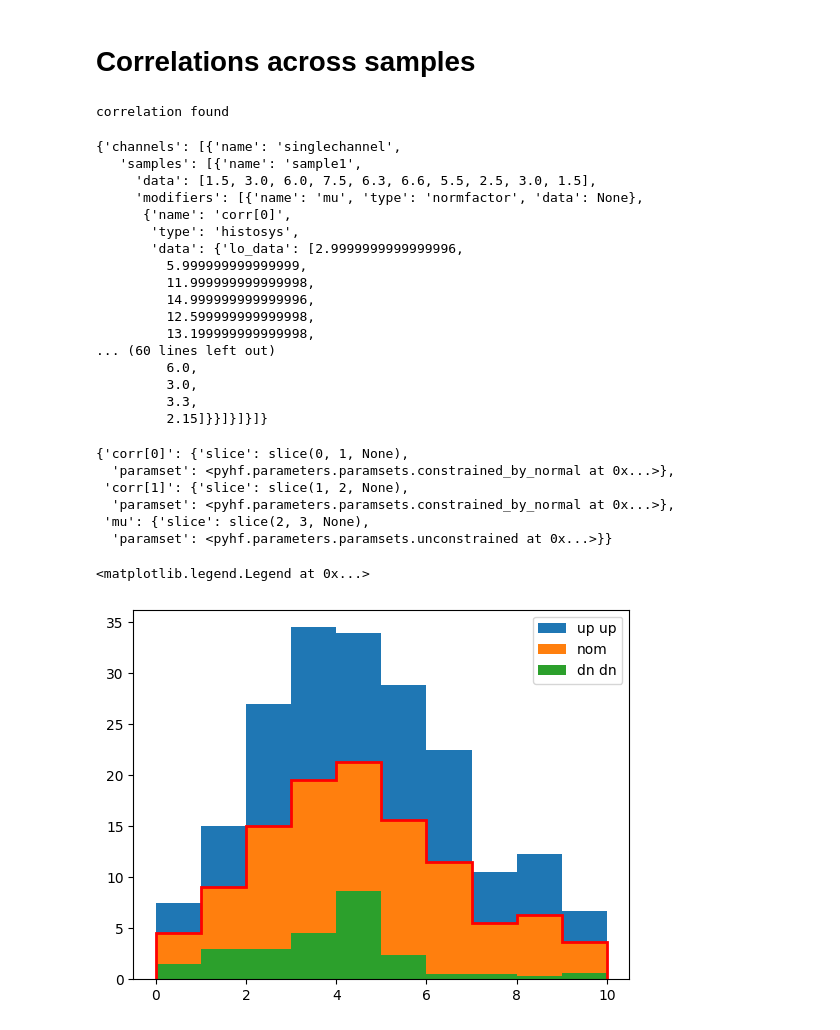
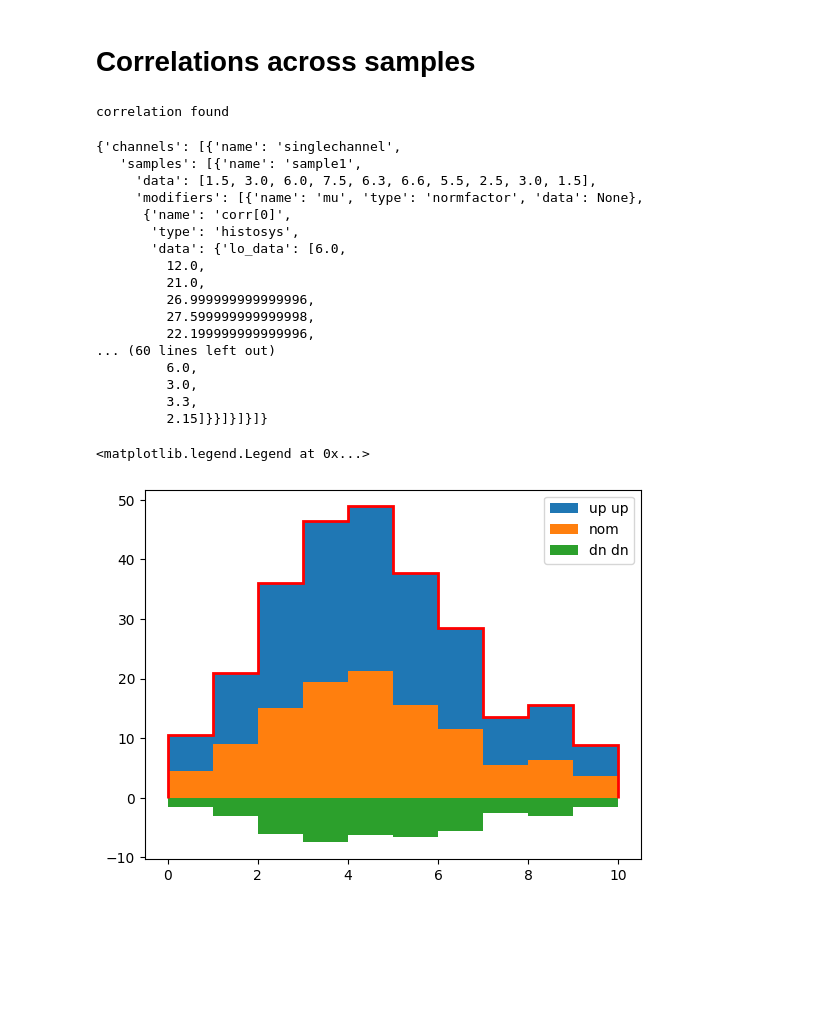
Before and after one commit to lorenzennio/pyhfcorr, a Jupyter notebook: test.ipynb, the cells around one changed output. Cells and saved outputs as stored; diff of their text form; code cells hidden in the pictures; blank space fills up the shorter version.

Commit message:
take care of already correlated parameters

```diff
--- a/test.ipynb
+++ b/test.ipynb
@@ -167,6 +167,14 @@ samples = [
                     "lo_data": list(hist1-hist1),
                     "hi_data": list(hist1+hist1)
                 }
+            },
+            {
+                "name": "u12",
+                "type": "histosys",
+                "data": {
+                    "hi_data": list(hist1-hist2),
+                    "lo_data": list(hist1+hist2)
+                }
             }
         ],
 
@@ -176,7 +184,7 @@ samples = [
         "data": list(hist2),
         "modifiers": [
             {
-                "name": "u2",
+                "name": "u1",
                 "type": "histosys",
                 "data": {
                     "lo_data": list(hist2-hist1),
@@ -196,10 +204,21 @@ spec = {
     "correlations": [
         {
             "name": "corr",
-            "vars": ["u1", "u2"],
-            "corr": [[1., 1.], [1., 1.]],
+            "vars": ["u1", "u2", "u12"],
+            "corr": [[1., 1., 1.], [1., 1., 1.], [1., 1., 1.]],
         }
     ]}
+
+spec = {
+    "channels" : [{"name" : "singlechannel", "samples" : samples}],
+    "correlations": [
+        {
+            "name": "corr",
+            "vars": ["u1", "u12"],
+            "corr": [[1., -1.], [-1., 1.]],
+        }
+    ]}
+
 new_spec = decorrelate.decorrelate(spec)
 new_model = pyhf.Model(new_spec)
 new_spec
@@ -211,42 +230,33 @@ correlation found
      'modifiers': [{'name': 'mu', 'type': 'normfactor', 'data': None},
       {'name': 'corr[0]',
        'type': 'histosys',
-       'data': {'lo_data': [2.9999999999999996,
-         5.999999999999999,
-         11.999999999999998,
-         14.999999999999996,
-         12.599999999999998,
-         13.199999999999998,
+       'data': {'lo_data': [6.0,
+         12.0,
+         21.0,
+         26.999999999999996,
+         27.599999999999998,
+         22.199999999999996,
 ... (60 lines left out)
          6.0,
          3.0,
          3.3,
          2.15]}}]}]}]}
-# %%
-new_model.config.par_map
-# %% [output]
-{'corr[0]': {'slice': slice(0, 1, None),
-  'paramset': <pyhf.parameters.paramsets.constrained_by_normal at 0x...>},
- 'corr[1]': {'slice': slice(1, 2, None),
-  'paramset': <pyhf.parameters.paramsets.constrained_by_normal at 0x...>},
- 'mu': {'slice': slice(2, 3, None),
-  'paramset': <pyhf.parameters.paramsets.unconstrained at 0x...>}}
 # %%
-plt.stairs(hist2+hist1+hist1+hist1, bins, fill = True, label = 'up up')
+plt.stairs(hist2+hist1+hist1+hist1+hist2, bins, fill = True, label = 'up up')
 # plt.stairs(hist2+hist2, bins, fill = True, label = '-- up')
 plt.stairs(hist2+hist1, bins, fill = True, label = 'nom')
 # plt.stairs(hist2, bins, fill=True, label = '-- --')
-plt.stairs(hist2-hist1 + hist1 - hist1, bins, fill=True, label = 'dn dn')
+plt.stairs(hist2-hist1 + hist1 - hist1 - hist2, bins, fill=True, label = 'dn dn')
 # plt.stairs(hist2-hist2, bins, fill=True, label = '-- dn')
 # plt.stairs(hist2-hist1-hist2, bins, fill=True, label = 'dn dn')
 
 initial_parameters = new_model.config.suggested_init()
-initial_parameters[0] = 0.
+initial_parameters[0] = -1.
 initial_parameters[1] = 100.
 
 plt.stairs(new_model.expected_data(initial_parameters, include_auxdata=False), bins, linewidth=2, color='r')
 
 plt.legend()
 # %% [output]
 <matplotlib.legend.Legend at 0x...>
-[figure, old version]
+[figure, new version]
```
Also changed, not shown: 1 other file.
